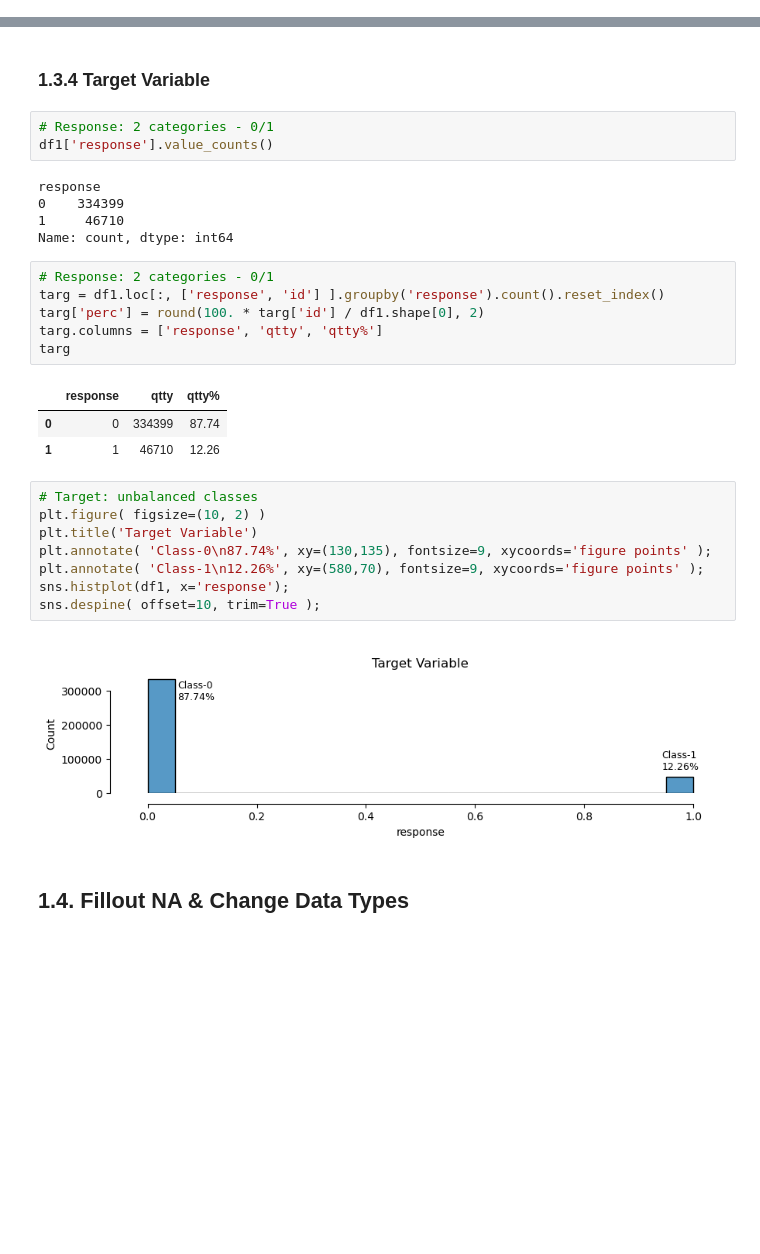
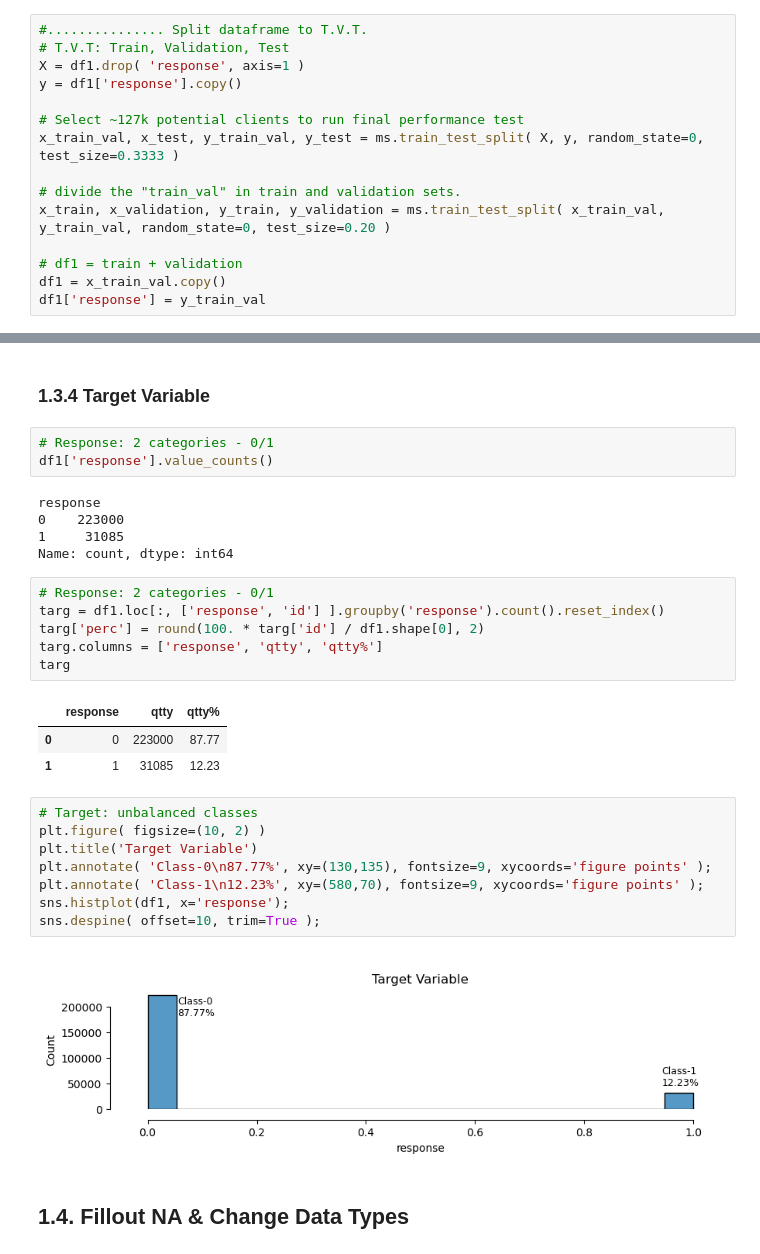
Before and after one commit to manoelmendonca/health_insurance, a Jupyter notebook: notebook/health_insurance.ipynb, the cells around one changed output, grey strips where cells are left out. Drawn from its saved outputs; the diff is of its cells as text; blank space fills up the shorter version.

```diff
--- a/notebook/health_insurance.ipynb
+++ b/notebook/health_insurance.ipynb
@@ -142,0 +137,15 @@ df1.sample(8).T
+# %%
+#............... Split dataframe to T.V.T.
+# T.V.T: Train, Validation, Test
+X = df1.drop( 'response', axis=1 )
+y = df1['response'].copy()
+
+# Select ~127k potential clients to run final performance test
+x_train_val, x_test, y_train_val, y_test = ms.train_test_split( X, y, random_state=0, test_size=0.3333 )
+
+# divide the "train_val" in train and validation sets.
+x_train, x_validation, y_train, y_validation = ms.train_test_split( x_train_val, y_train_val, random_state=0, test_size=0.20 )
+
+# df1 = train + validation
+df1 = x_train_val.copy()
+df1['response'] = y_train_val
@@ -335,8 +348,8 @@ Name: count, Length: 155, dtype: int64
 df1['response'].value_counts()
 # %% [output]
 response
-0    334399
-1     46710
+0    223000
+1     31085
 Name: count, dtype: int64
 # %%
 # Response: 2 categories - 0/1
@@ -346,18 +359,18 @@ targ.columns = ['response', 'qtty', 'qtty%']
 targ
 # %% [output]
 |  | response | qtty | qtty% |
-| 0 | 0 | 334399 | 87.74 |
-| 1 | 1 | 46710 | 12.26 |
+| 0 | 0 | 223000 | 87.77 |
+| 1 | 1 | 31085 | 12.23 |
 # %%
 # Target: unbalanced classes
 plt.figure( figsize=(10, 2) )
 plt.title('Target Variable')
-plt.annotate( 'Class-0\n87.74%', xy=(130,135), fontsize=9, xycoords='figure points' );
-plt.annotate( 'Class-1\n12.26%', xy=(580,70), fontsize=9, xycoords='figure points' );
+plt.annotate( 'Class-0\n87.77%', xy=(130,135), fontsize=9, xycoords='figure points' );
+plt.annotate( 'Class-1\n12.23%', xy=(580,70), fontsize=9, xycoords='figure points' );
 sns.histplot(df1, x='response');
 sns.despine( offset=10, trim=True );
 # %% [output]
-[figure, old version]
+[figure, new version]
 # %% [markdown]
 ## 1.4. Fillout NA & Change Data Types
 # %%
```
Also changed, not shown: parts of 198 cells of this notebook, 29 other files.
